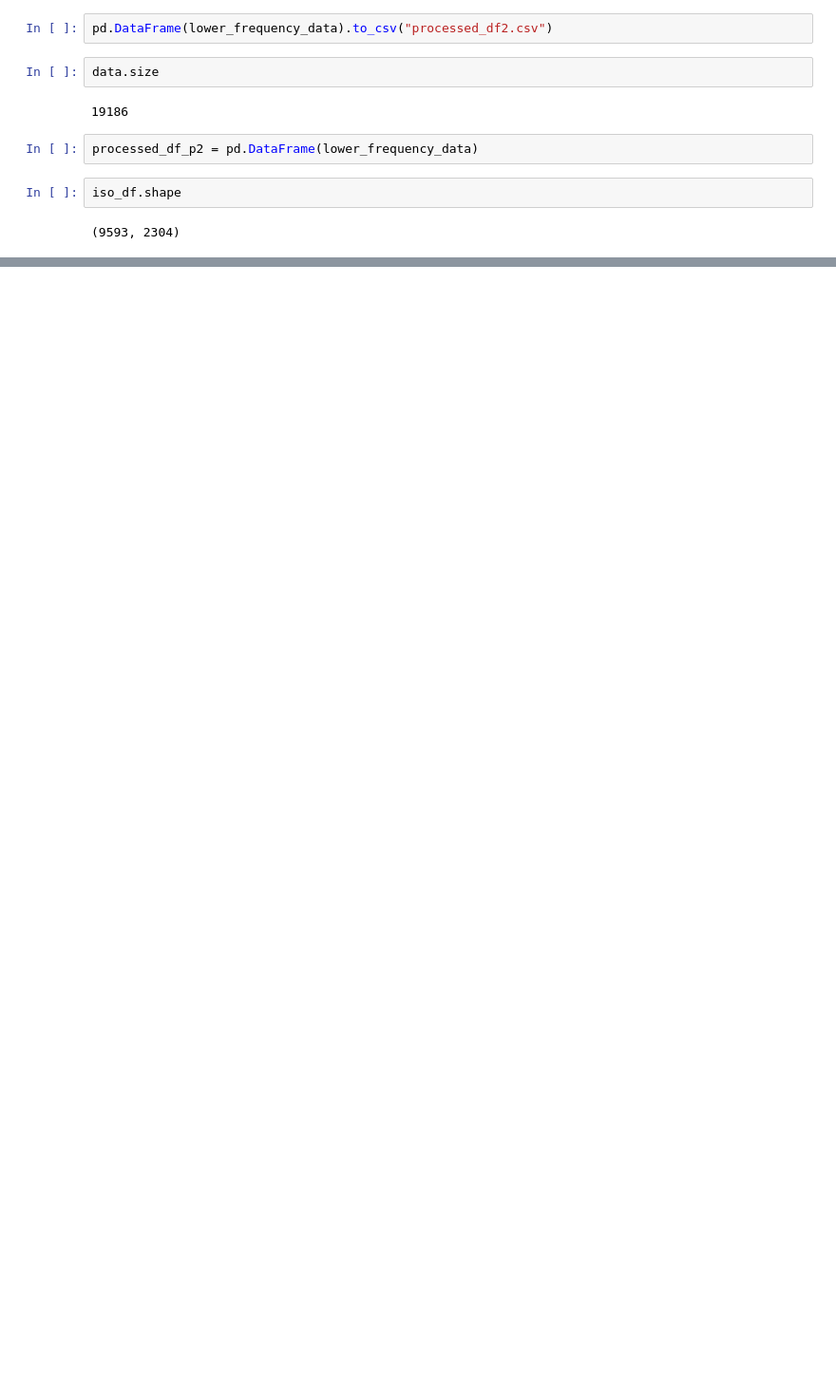
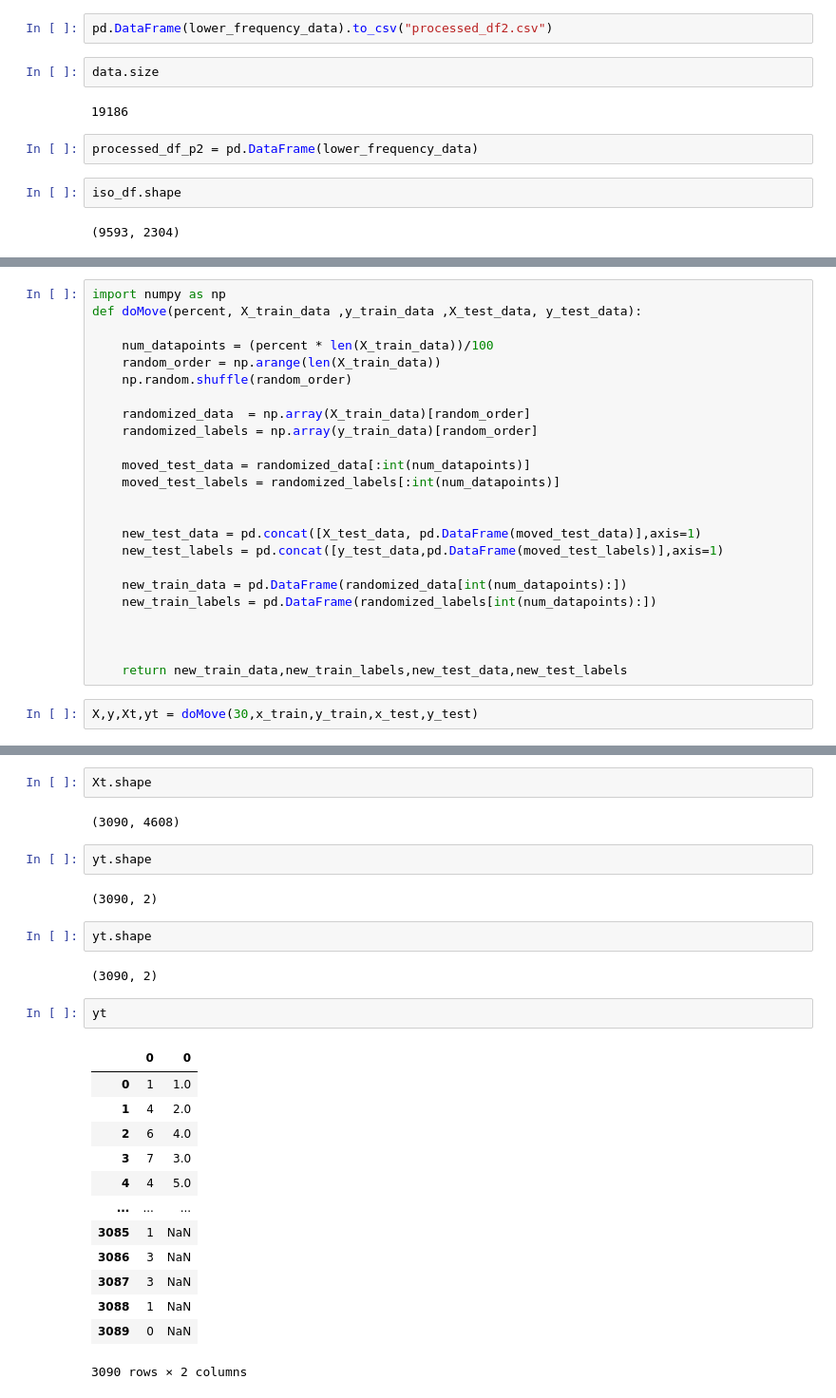
Before and after one commit to Suhail270/DMML_Part3, a Jupyter notebook: newDatasets.ipynb, the cells around one changed output, grey strips where cells are left out. Shown: that part at 95% size. Cells and saved outputs as stored; diff of their text form; blank space fills up the shorter version.

```diff
--- a/newDatasets.ipynb
+++ b/newDatasets.ipynb
@@ -473,0 +478,26 @@ iso_df.shape
+# %%
+import numpy as np
+def doMove(percent, X_train_data ,y_train_data ,X_test_data, y_test_data):
+
+    num_datapoints = (percent * len(X_train_data))/100
+    random_order = np.arange(len(X_train_data))
+    np.random.shuffle(random_order)
+
+    randomized_data  = np.array(X_train_data)[random_order]
+    randomized_labels = np.array(y_train_data)[random_order]
+
+    moved_test_data = randomized_data[:int(num_datapoints)]
+    moved_test_labels = randomized_labels[:int(num_datapoints)]
+
+
+    new_test_data = pd.concat([X_test_data, pd.DataFrame(moved_test_data)],axis=1)
+    new_test_labels = pd.concat([y_test_data,pd.DataFrame(moved_test_labels)],axis=1)
+
+    new_train_data = pd.DataFrame(randomized_data[int(num_datapoints):])
+    new_train_labels = pd.DataFrame(randomized_labels[int(num_datapoints):])
+
+
+
+    return new_train_data,new_train_labels,new_test_data,new_test_labels
+# %%
+X,y,Xt,yt = doMove(30,x_train,y_train,x_test,y_test)
@@ -473,0 +512,28 @@ iso_df.shape
+# %%
+Xt.shape
+# %% [output]
+(3090, 4608)
+# %%
+yt.shape
+# %% [output]
+(3090, 2)
+# %%
+yt.shape
+# %% [output]
+(3090, 2)
+# %%
+yt
+# %% [output]
+|  | 0 | 0 |
+| 0 | 1 | 1.0 |
+| 1 | 4 | 2.0 |
+| 2 | 6 | 4.0 |
+| 3 | 7 | 3.0 |
+| 4 | 4 | 5.0 |
+| ... | ... | ... |
+| 3085 | 1 | NaN |
+| 3086 | 3 | NaN |
+| 3087 | 3 | NaN |
+| 3088 | 1 | NaN |
+| 3089 | 0 | NaN |
+3090 rows × 2 columns
```
Also changed, not shown: parts of 5 cells of this notebook.
